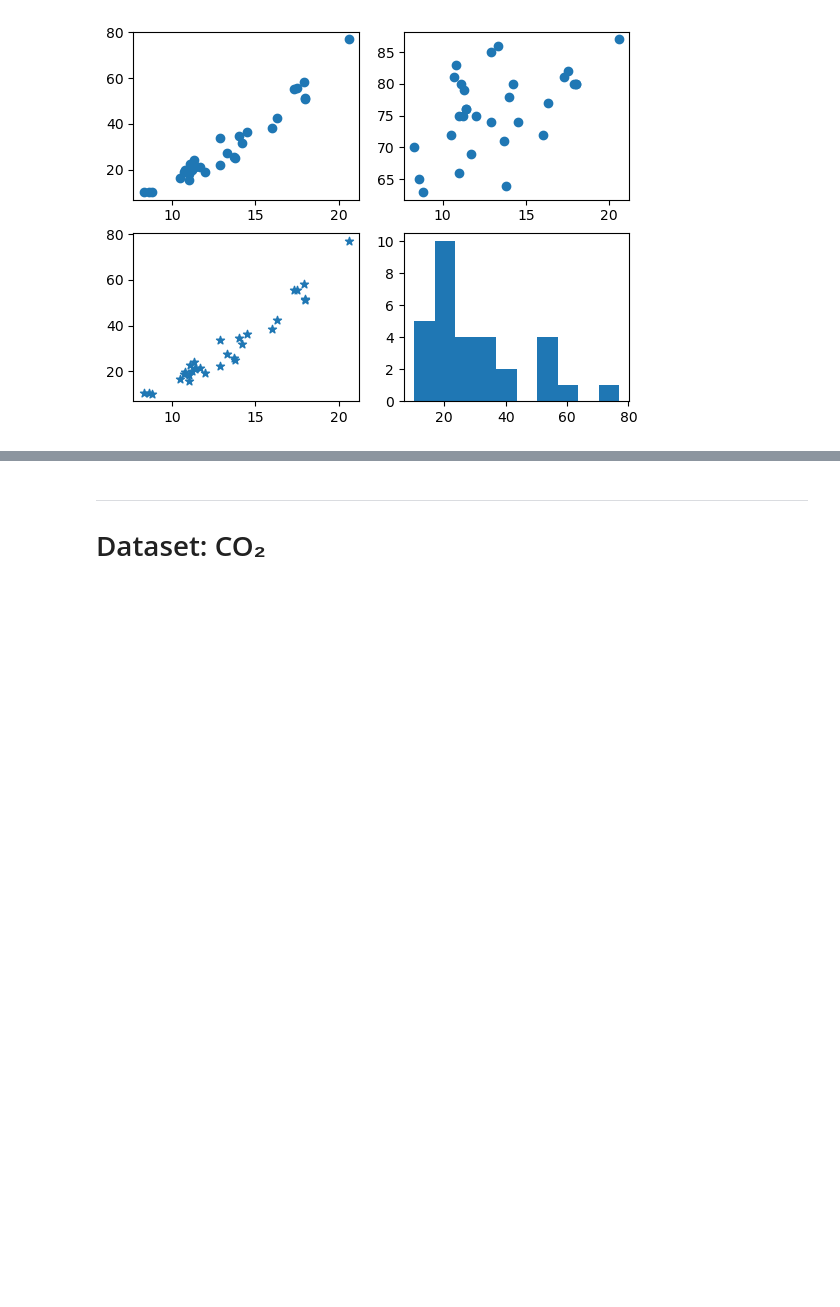
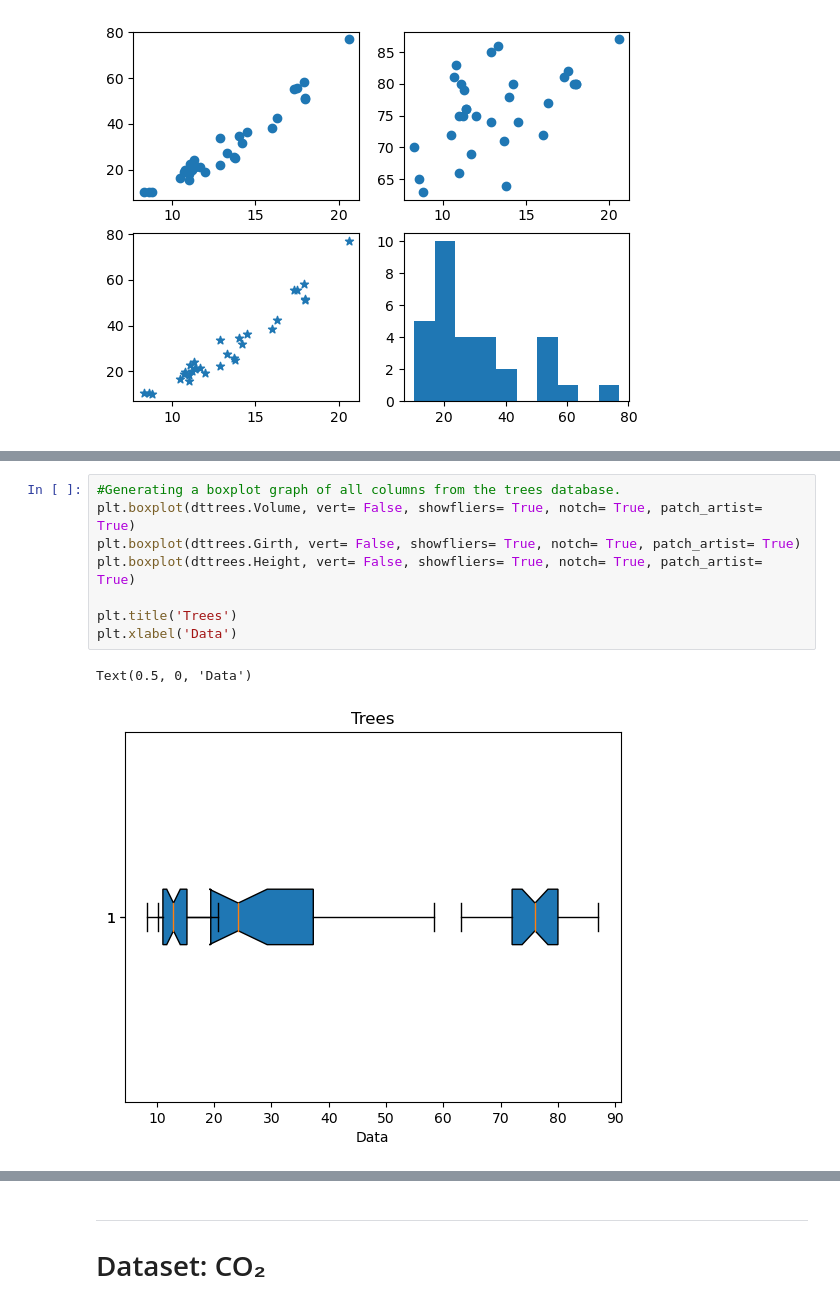
Before and after one commit to lucasmayeer/Study, a Jupyter notebook: Python/FormaçãoDataScience/02.Gráficos e Dashboards/Data_Training.ipynb, the cells around one changed output, grey strips where cells are left out. Saved outputs shown, nothing was run; the diff lists cells and outputs as text; blank space fills up the shorter version.

```diff
--- a/Python/FormaçãoDataScience/02.Gráficos e Dashboards/Data_Training.ipynb
+++ b/Python/FormaçãoDataScience/02.Gráficos e Dashboards/Data_Training.ipynb
@@ -122,0 +136,11 @@ plt.hist(dttrees.Volume)
+# %%
+#Generating a boxplot graph of all columns from the trees database.
+plt.boxplot(dttrees.Volume, vert= False, showfliers= True, notch= True, patch_artist= True)
+plt.boxplot(dttrees.Girth, vert= False, showfliers= True, notch= True, patch_artist= True)
+plt.boxplot(dttrees.Height, vert= False, showfliers= True, notch= True, patch_artist= True)
+
+plt.title('Trees')
+plt.xlabel('Data')
+# %% [output]
+Text(0.5, 0, 'Data')
+[figure, added]
```
Also changed, not shown: parts of 34 cells of this notebook, 4 other files.
